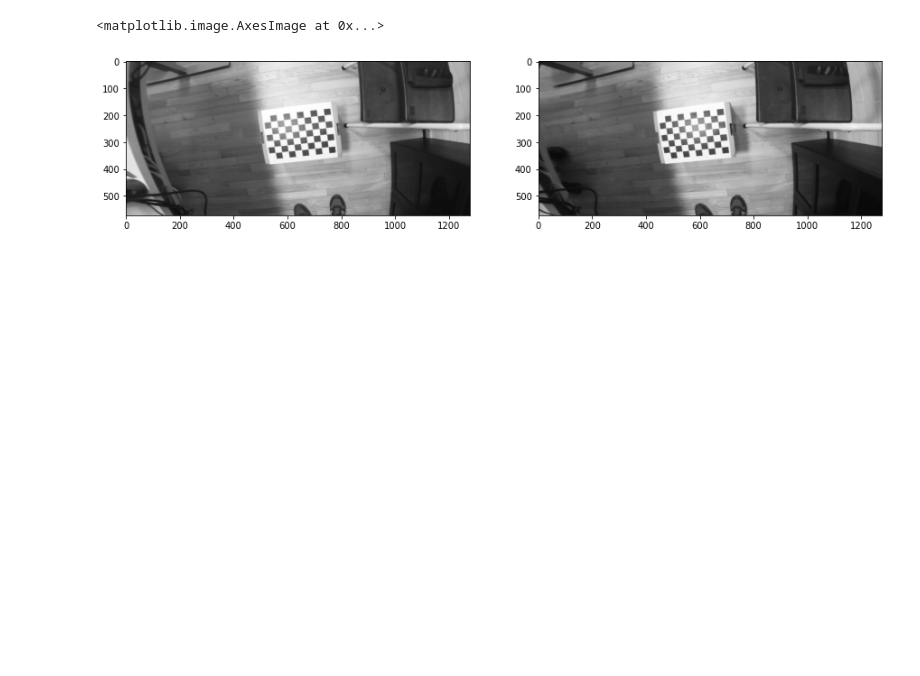
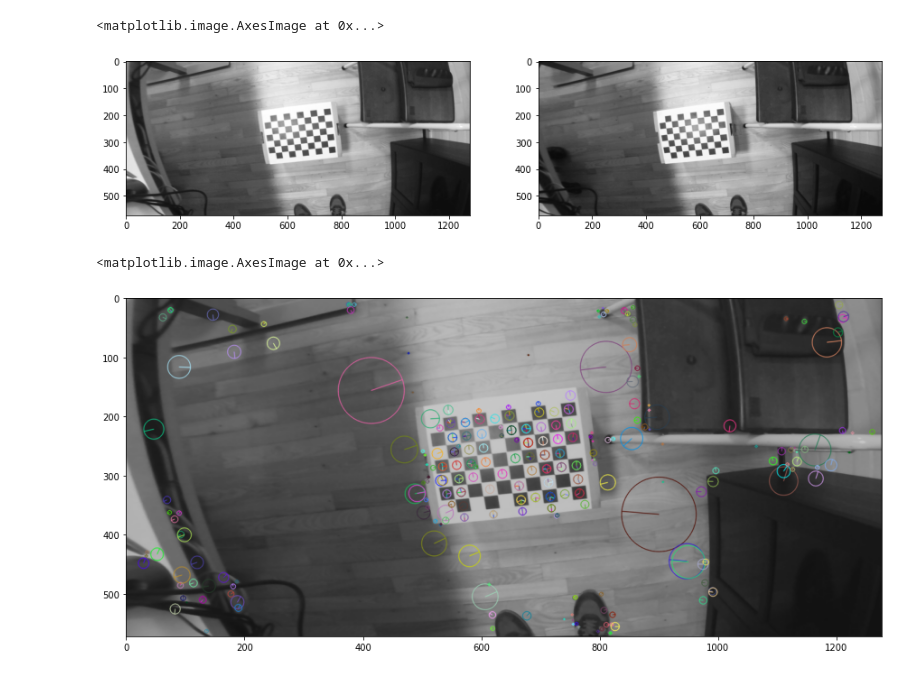
Before and after one commit to aswinanilvarkey96/perception-for-autonomous-systems, a Jupyter notebook: notebooks/week_4/project/mini-project-4.ipynb, the cells around one changed output. Drawn from its saved outputs; the diff is of its cells as text; code cells hidden in the pictures; blank space fills up the shorter version.

```diff
--- a/notebooks/week_4/project/mini-project-4.ipynb
+++ b/notebooks/week_4/project/mini-project-4.ipynb
@@ -97,3 +97,19 @@ axarr[1].imshow(gray_right_undistort)
 # %% [output]
 <matplotlib.image.AxesImage at 0x...>
 [figure]
+# %%
+img1 = gray_left_undistort
+img2 = gray_right_undistort
+
+sift = cv2.SIFT_create()
+# find the keypoints and descriptors with SIFT
+kp1, des1 = sift.detectAndCompute(img1, None)
+kp2, des2 = sift.detectAndCompute(img2, None)
+# %%
+imgSift = cv2.drawKeypoints(
+    img1, kp1, None, flags=cv2.DRAW_MATCHES_FLAGS_DRAW_RICH_KEYPOINTS)
+plt.figure(figsize=(15,15))
+plt.imshow(imgSift)
+# %% [output]
+<matplotlib.image.AxesImage at 0x...>
+[figure, added]
```
Also changed, not shown: parts of 8 cells of this notebook.
